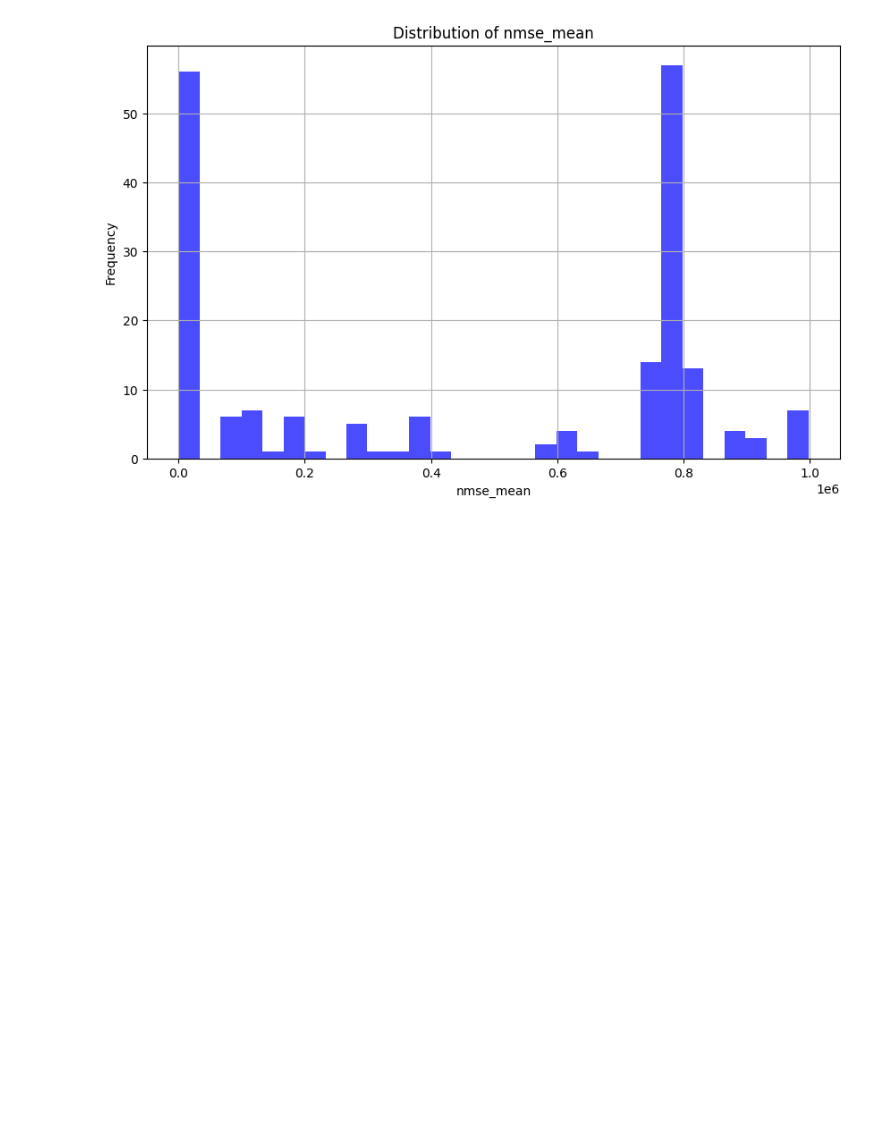
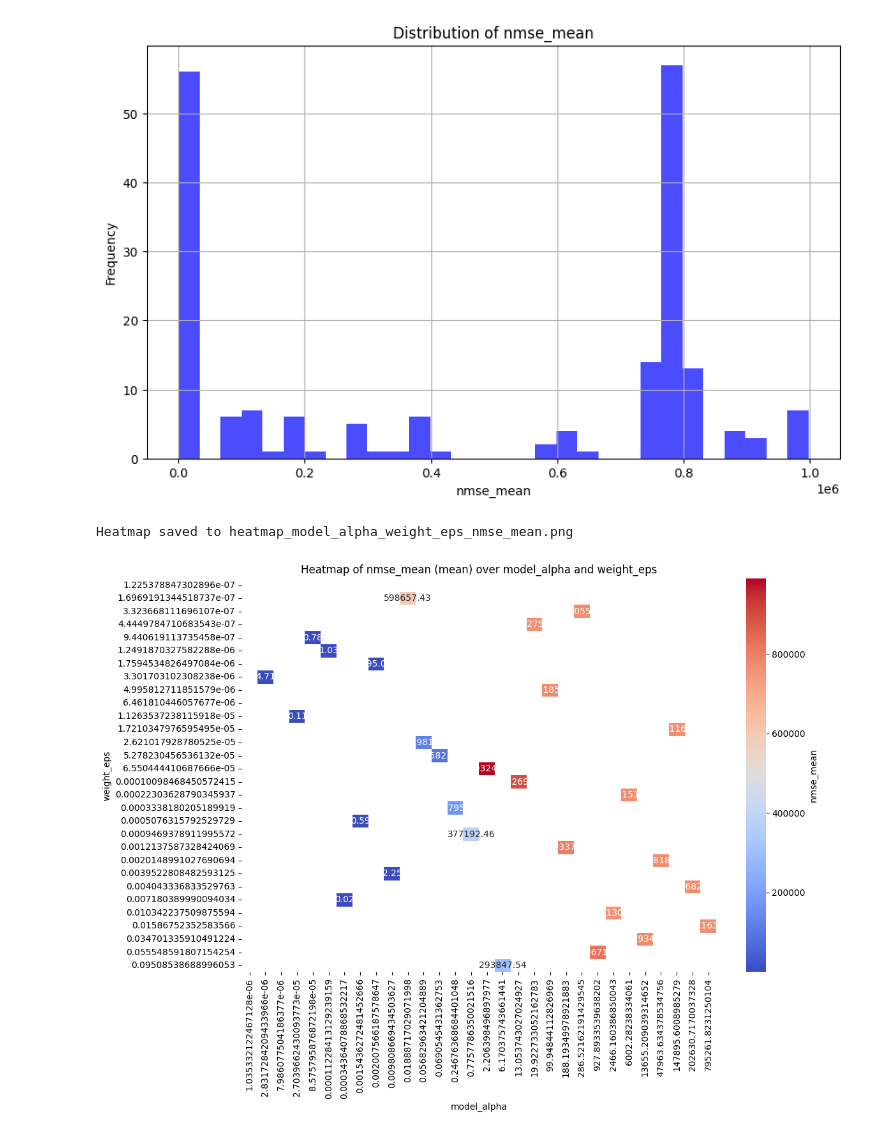
Before and after one commit to jerrydzhang/weight-perterbation, a Jupyter notebook: notebooks/result_hbr-analytic.ipynb, the cells around one changed output. Saved outputs shown, nothing was run; the diff lists cells and outputs as text; code cells hidden in the pictures; blank space fills up the shorter version.

```diff
--- a/notebooks/result_hbr-analytic.ipynb
+++ b/notebooks/result_hbr-analytic.ipynb
@@ -27,3 +27,14 @@ visualize.plot_solution()
 visualize.plot_metric_distribution('nmse_mean')
 # %% [output]
 [figure]
+# %%
+visualize.plot_parameter_heatmap(
+    param_x="model_alpha",
+    param_y="weight_eps",
+    metric="nmse_mean",
+    fixed_params={'weight_std': 0},
+    save=True
+)
+# %% [output]
+Heatmap saved to heatmap_model_alpha_weight_eps_nmse_mean.png
+[figure, added]
```
Also changed, not shown: parts of 4 cells of this notebook, 23 other files.
